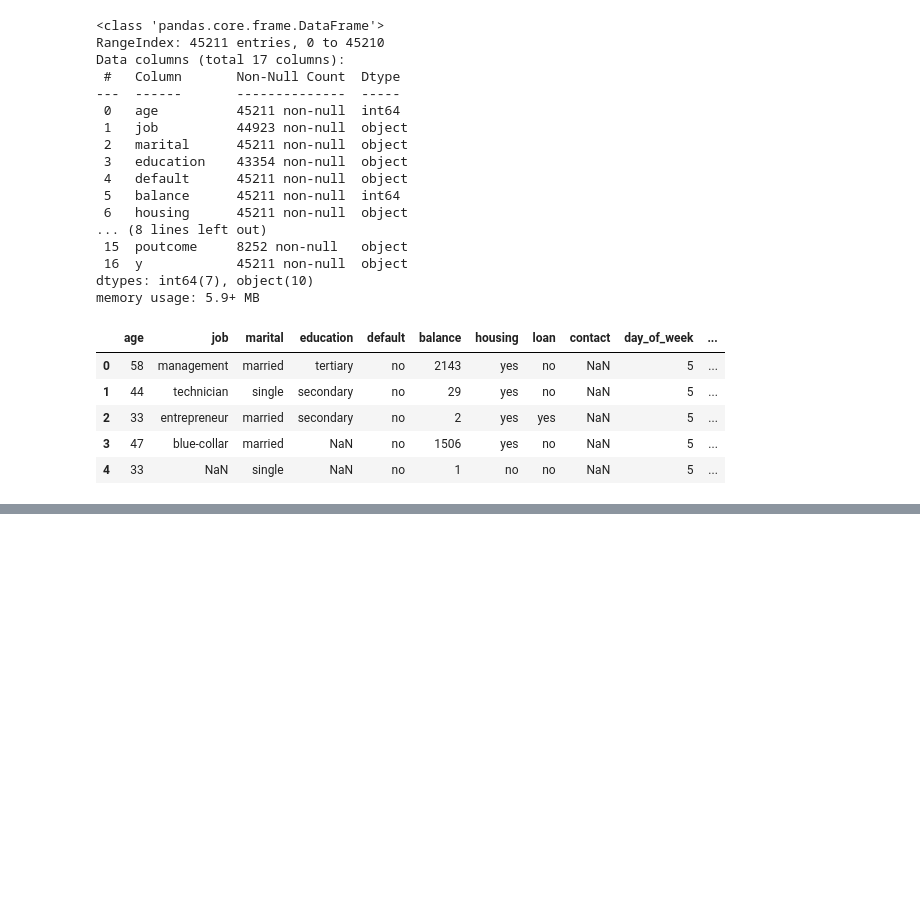
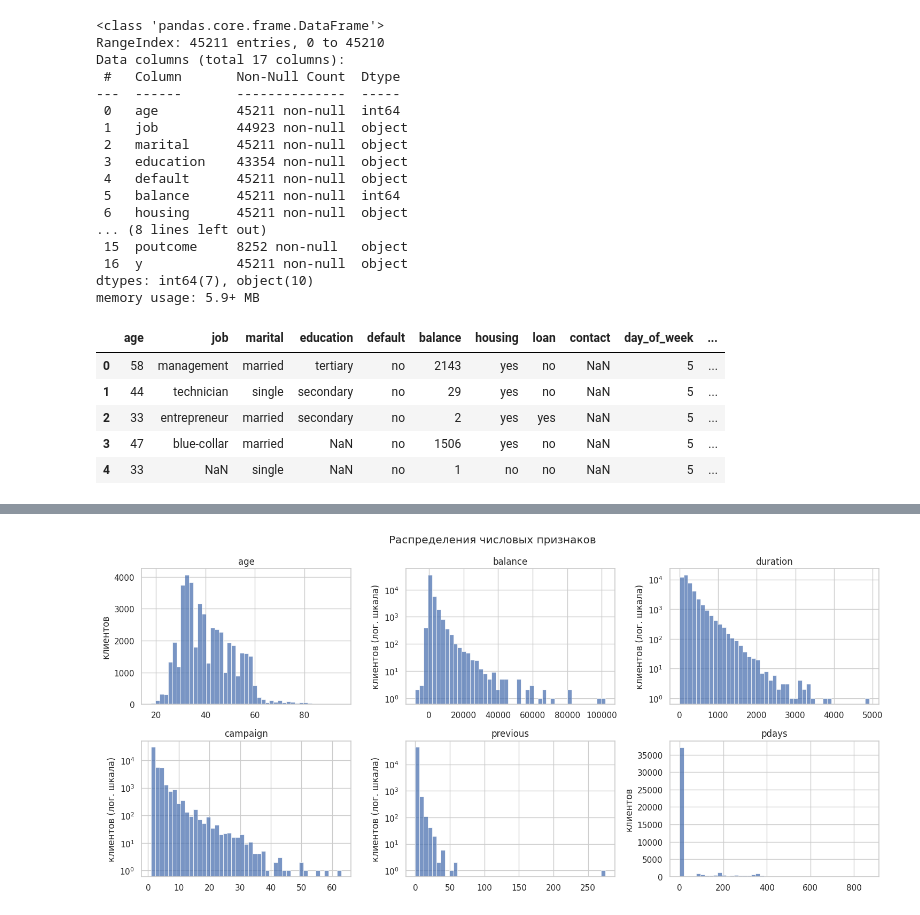
Before and after one commit to RafaelPozoyan/UrFU_project, a Jupyter notebook: practicum.ipynb, the cells around one changed output, grey strips where cells are left out. Drawn from its saved outputs; the diff is of its cells as text; code cells hidden in the pictures; blank space fills up the shorter version.

Commit message:
EDA по Bank Marketing: качество данных, распределения, конверсии, утечки

```diff
--- a/practicum.ipynb
+++ b/practicum.ipynb
@@ -50,0 +194,15 @@ memory usage: 5.9+ MB
+# %%
+fig, axes = plt.subplots(2, 3, figsize=(15, 7))
+for ax, col in zip(axes.ravel(), NUM_COLS):
+    sns.histplot(data=df, x=col, bins=45, ax=ax)
+    ax.set_title(col)
+    ax.set_xlabel("")
+    if col in ("balance", "duration", "campaign", "previous"):
+        ax.set_yscale("log")
+        ax.set_ylabel("клиентов (лог. шкала)")
+    else:
+        ax.set_ylabel("клиентов")
+fig.suptitle("Распределения числовых признаков")
+fig.tight_layout()
+# %% [output]
+[figure, added]
```
Also changed, not shown: parts of 30 cells of this notebook.
